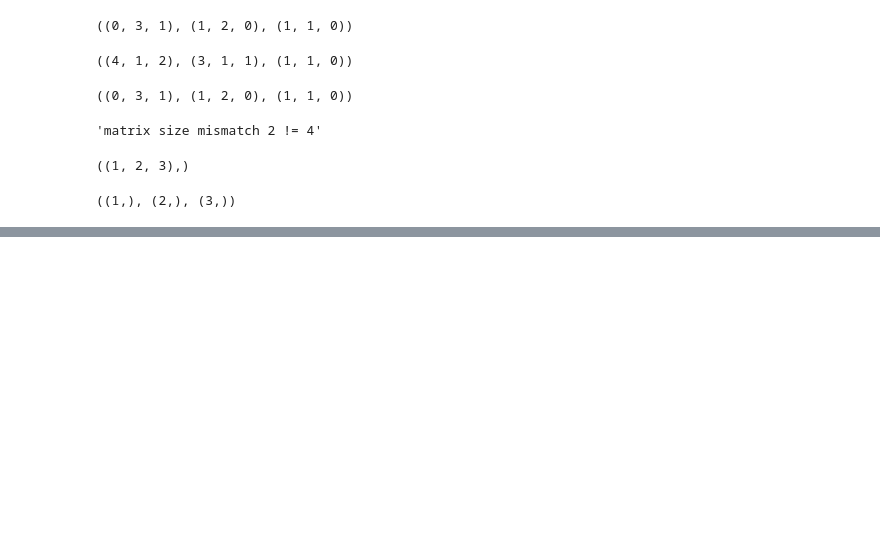
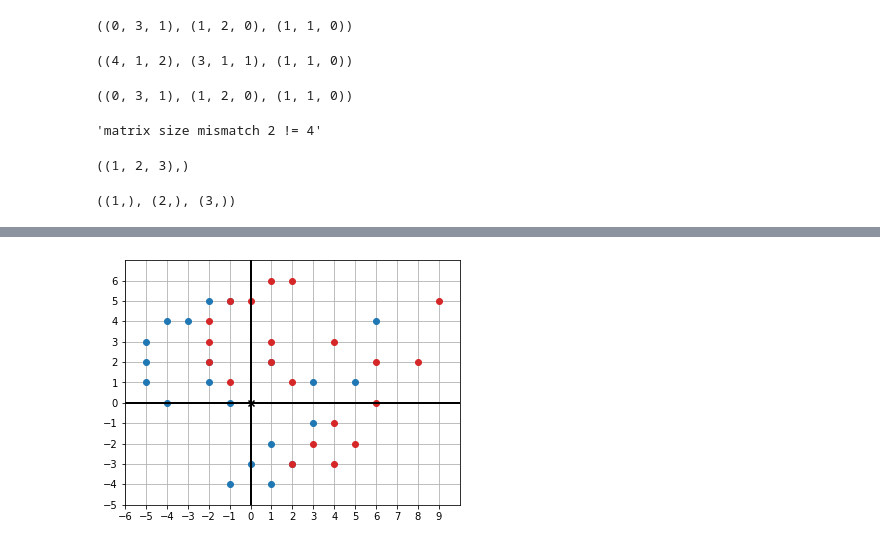
Before and after one commit to dereckdamphouse/Math-for-Programmers, a Jupyter notebook: Chapter 05/exercises_05.ipynb, the cells around one changed output, grey strips where cells are left out. Drawn from its saved outputs; the diff is of its cells as text; code cells hidden in the pictures; blank space fills up the shorter version.

```diff
--- a/Chapter 05/exercises_05.ipynb
+++ b/Chapter 05/exercises_05.ipynb
@@ -203,0 +238,8 @@ transpose(b)
+# %%
+magic_matrix = (
+    (1,0,3),
+    (0,1,1),
+    (0,0,1)
+)
+# %%
+translated = [multiply_matrix_vector(magic_matrix, v) for v in dino_3d]
@@ -203,0 +253,10 @@ transpose(b)
+# %%
+draw(
+    Points(*dino_vectors, color=blue),
+    Points(
+        *[(translated[i][:2]) for i in range(0,len(translated))],
+        color=red
+    )
+)
+# %% [output]
+[figure, added]
```
Also changed, not shown: parts of 11 cells of this notebook, 1 other file.
